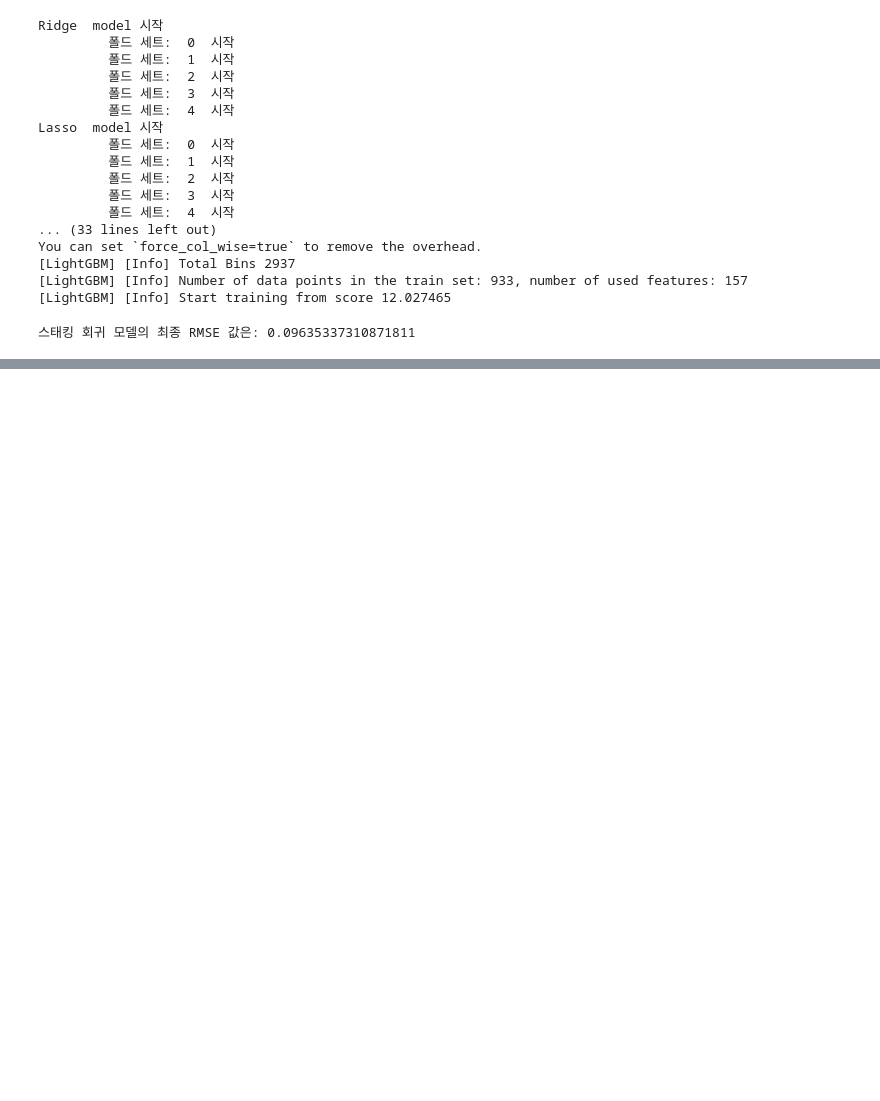
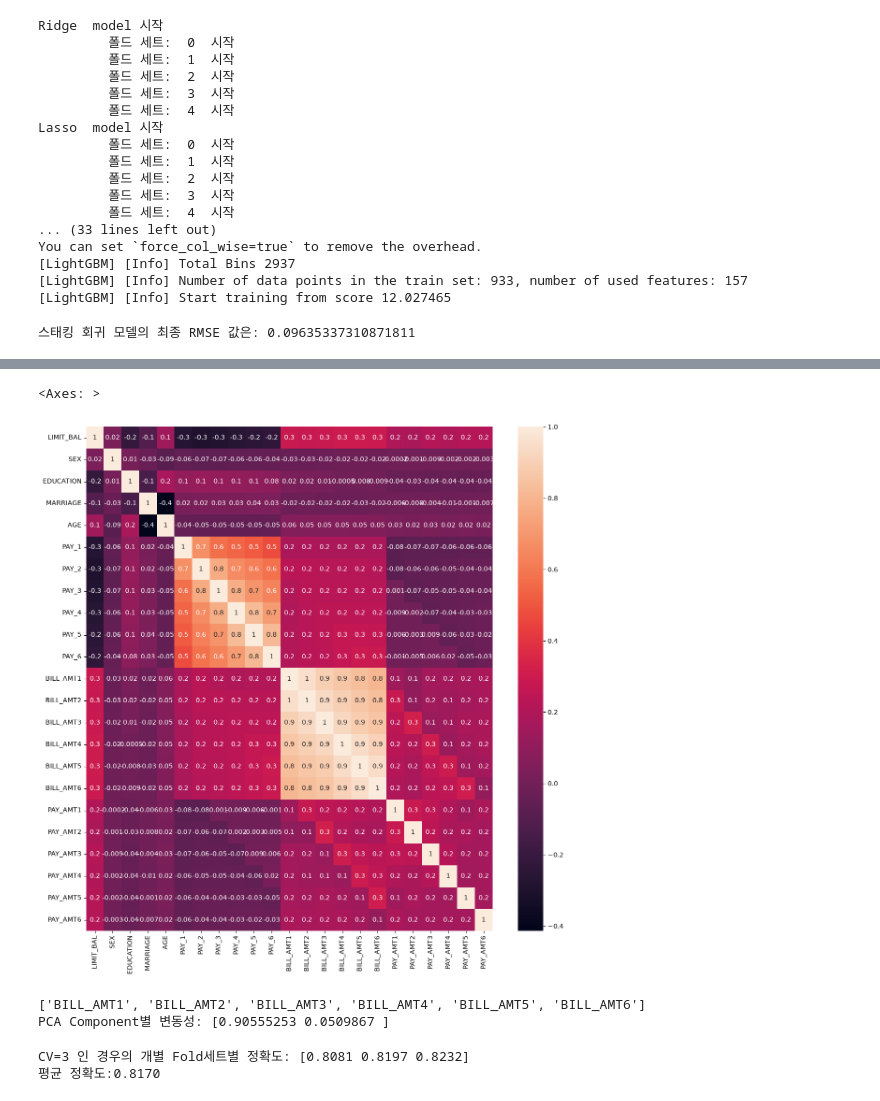
Before and after one commit to yunhoyom/bigdata_21st, a Jupyter notebook: big21/ml-dev/chap05/10 주택가격예측 고급기법.ipynb, the cells around one changed output, grey strips where cells are left out. Drawn from its saved outputs; the diff is of its cells as text; code cells hidden in the pictures; blank space fills up the shorter version.

```diff
--- a/big21/ml-dev/chap05/10 주택가격예측 고급기법.ipynb
+++ b/big21/ml-dev/chap05/10 주택가격예측 고급기법.ipynb
@@ -713,0 +723,11 @@ print('스태킹 회귀 모델의 최종 RMSE 값은:', rmse)
+# %%
+# 신용카드 연체 예측
+import pandas as pd
+
+df = pd.read_excel(
+    "../data/pca_credit_card.xls",
+    header=1,   # 1: 두 번째 행을 컬럼으로 사용해라. default=0, 현재 0행은 다른 게 들어가있음.
+    sheet_name="Data" # 아래 시트 탭의 시트 이름. 특정 시트 이름만 줘서 가져올 수도 있음.
+).iloc[:,1:]    # iloc[행,열]
+print(df.shape)
+df.head(3)
@@ -713,0 +741,5 @@ print('스태킹 회귀 모델의 최종 RMSE 값은:', rmse)
+# %%
+# 컬럼명 변경, 데이터와 레이블 분리 작업
+df.rename(columns={'PAY_0':'PAY_1','default payment next month':'default'}, inplace=True)
+y_target = df['default']
+X_features = df.drop('default', axis=1)
@@ -713,0 +768,51 @@ print('스태킹 회귀 모델의 최종 RMSE 값은:', rmse)
+# %%
+import seaborn as sns
+import matplotlib.pyplot as plt
+
+corr = X_features.corr() # 피처(컬럼)별 상관계수
+plt.figure(figsize=(14,14)) # 차트의 크기
+sns.heatmap(corr, annot=True, fmt='.1g')
+# %% [output]
+<Axes: >
+[figure, added]
+# %%
+from sklearn.decomposition import PCA
+from sklearn.preprocessing import StandardScaler
+
+
+#BILL_AMT1 ~ BILL_AMT6 까지 6개의 속성명 생성
+cols_bill = ['BILL_AMT'+str(i) for i in range(1,7)]
+cols_pay = ['PAY_' + str(i) for i in range(1, 7)]
+cols_amt = ['PAY_AMT' + str(i) for i in range(1, 7)]
+print(cols_bill)
+# cols_bill.extend(cols_pay)
+# cols_bill.extend(cols_amt)
+# print('대상 속성명:',cols_bill)
+
+
+# 2개의 PCA 속성을 가진 PCA 객체 생성하고, explained_variance_ratio_ 계산 위해 fit( ) 호출
+scaler = StandardScaler()
+df_cols_scaled = scaler.fit_transform(X_features[cols_bill])
+X_features[cols_bill] = X_features[cols_bill].astype("float64")
+X_features.loc[:, cols_bill] = df_cols_scaled
+pca = PCA(n_components=2)
+pca.fit(df_cols_scaled)
+print('PCA Component별 변동성:', pca.explained_variance_ratio_)
+# %% [output]
+['BILL_AMT1', 'BILL_AMT2', 'BILL_AMT3', 'BILL_AMT4', 'BILL_AMT5', 'BILL_AMT6']
+PCA Component별 변동성: [0.90555253 0.0509867 ]
+# %%
+import numpy as np
+from sklearn.ensemble import RandomForestClassifier
+from sklearn.model_selection import cross_val_score
+
+
+rcf = RandomForestClassifier(n_estimators=300, random_state=156)
+scores = cross_val_score(rcf, X_features, y_target, scoring='accuracy', cv=3 )
+
+
+print('CV=3 인 경우의 개별 Fold세트별 정확도:',scores)
+print('평균 정확도:{0:.4f}'.format(np.mean(scores)))
+# %% [output]
+CV=3 인 경우의 개별 Fold세트별 정확도: [0.8081 0.8197 0.8232]
+평균 정확도:0.8170
```
Also changed, not shown: parts of 10 cells of this notebook, 2 other files.
